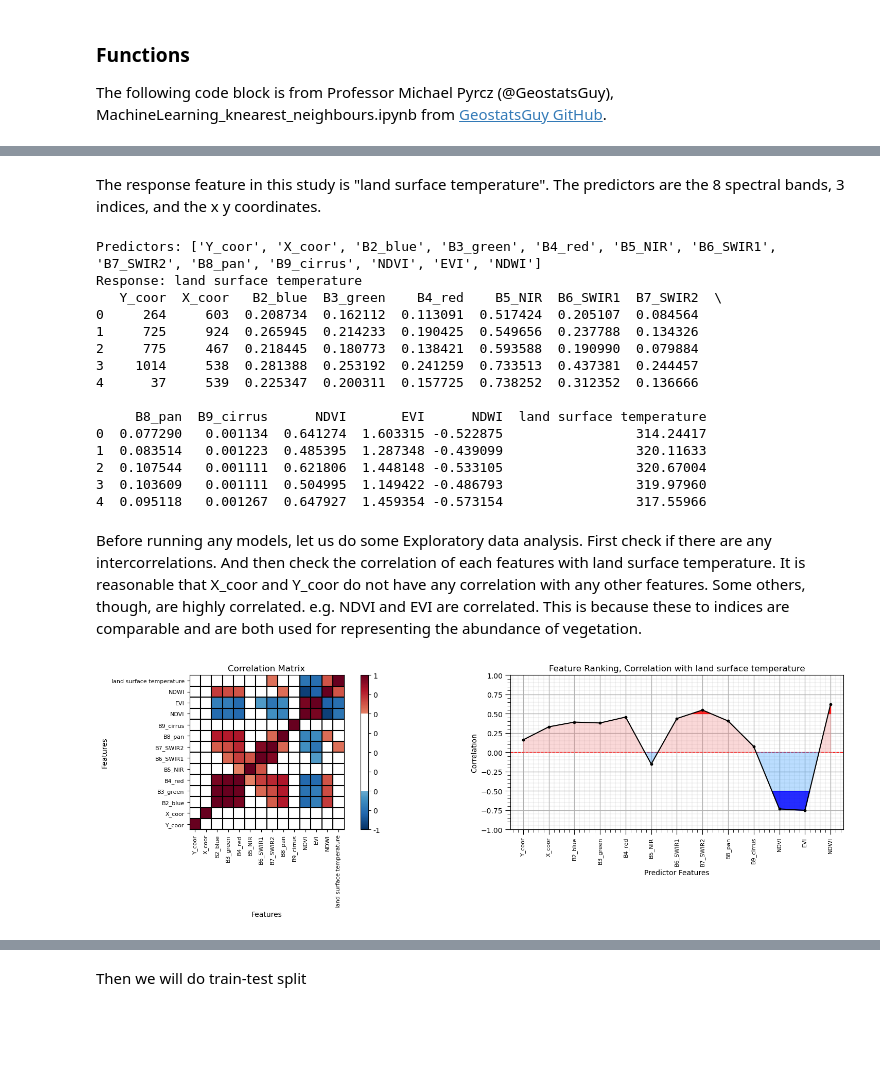
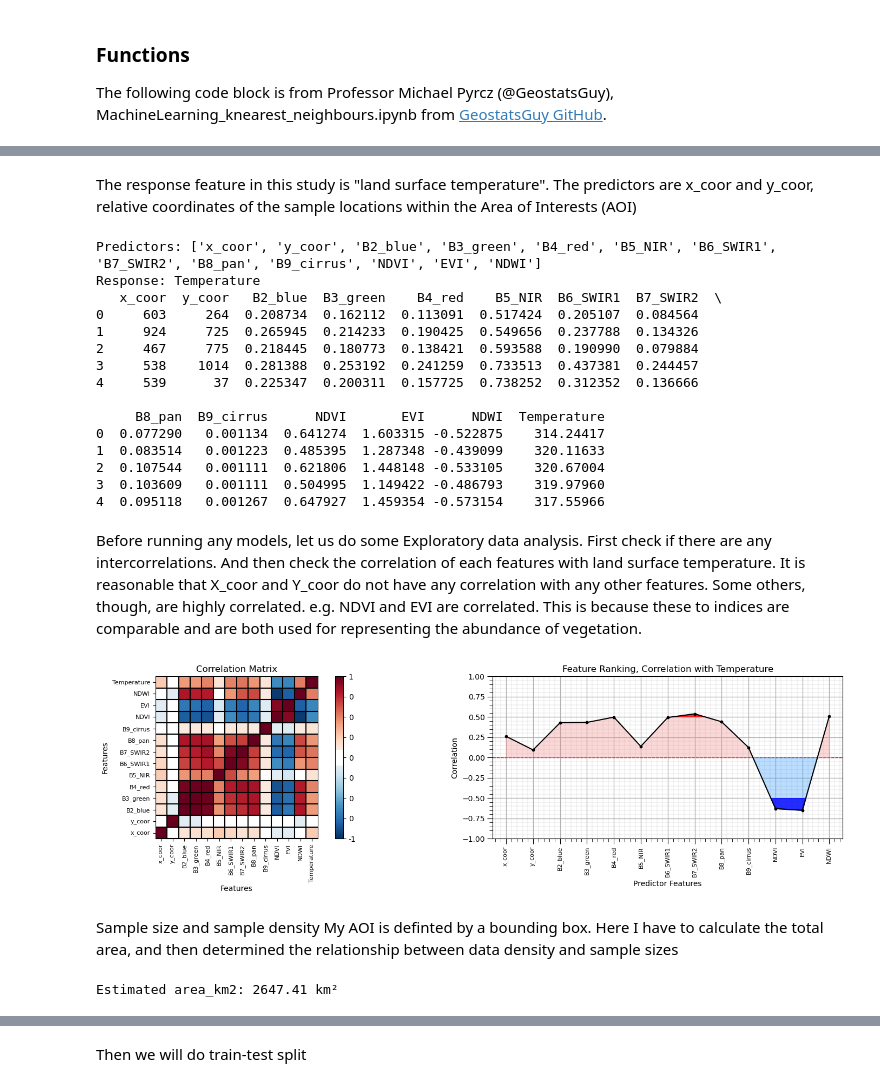
Before and after one commit to xyaoaf/PGE_383_TermProject_XihanYao, a Jupyter notebook: KNN_OptimalK_SampleDensity_Xihan_Yao.ipynb, the cells around one changed output, grey strips where cells are left out. Cells and saved outputs as stored; diff of their text form; code cells hidden in the pictures; blank space fills up the shorter version.

```diff
--- a/KNN_OptimalK_SampleDensity_Xihan_Yao.ipynb
+++ b/KNN_OptimalK_SampleDensity_Xihan_Yao.ipynb
@@ -215,4 +223,4 @@ Load data and do some column renaming
 # %%
 url = "https://raw.githubusercontent.com/xyaoaf/PGE_383_TermProject_XihanYao/main/LST_samples_with_bands_and_indices.csv"
-df = pd.read_csv(url)
-df = df.rename(columns={'row':'Y_coor', 'col':'X_coor', 'x':'source_x', 'y':'source_y'})
+df = pd.read_csv(url).rename(columns={'land surface temperature':'Temperature'})
+df.tail()
@@ -253,13 +258,13 @@ df.describe().transpose()
 # %% [markdown]
-The response feature in this study is "land surface temperature". The predictors are the 8 spectral bands, 3 indices, and the x y coordinates.
+The response feature in this study is "land surface temperature". The predictors are x_coor and y_coor, relative coordinates of the sample locations within the Area of Interests (AOI)
 # %%
-response = 'land surface temperature'   # response (y)
+response = 'Temperature'   # response (y)
 
 np.random.seed(seed=seed)               # random seed
 
 # 2. Select predictors and response
 # Drop response + source coordinate columns from predictors
-X = df.drop(columns=[response, 'source_x', 'source_y'])
+X = df.drop(columns=[response, 'x', 'y'])
 y = df[response]
 
 # Predictor and response labels
@@ -288,21 +293,21 @@ print("Predictors:", pred)
 print("Response:", response)
 print(df.head())
 # %% [output]
-Predictors: ['Y_coor', 'X_coor', 'B2_blue', 'B3_green', 'B4_red', 'B5_NIR', 'B6_SWIR1', 'B7_SWIR2', 'B8_pan', 'B9_cirrus', 'NDVI', 'EVI', 'NDWI']
-Response: land surface temperature
-   Y_coor  X_coor   B2_blue  B3_green    B4_red    B5_NIR  B6_SWIR1  B7_SWIR2  \
-0     264     603  0.208734  0.162112  0.113091  0.517424  0.205107  0.084564
-1     725     924  0.265945  0.214233  0.190425  0.549656  0.237788  0.134326
-2     775     467  0.218445  0.180773  0.138421  0.593588  0.190990  0.079884
-3    1014     538  0.281388  0.253192  0.241259  0.733513  0.437381  0.244457
-4      37     539  0.225347  0.200311  0.157725  0.738252  0.312352  0.136666
+Predictors: ['x_coor', 'y_coor', 'B2_blue', 'B3_green', 'B4_red', 'B5_NIR', 'B6_SWIR1', 'B7_SWIR2', 'B8_pan', 'B9_cirrus', 'NDVI', 'EVI', 'NDWI']
+Response: Temperature
+   x_coor  y_coor   B2_blue  B3_green    B4_red    B5_NIR  B6_SWIR1  B7_SWIR2  \
+0     603     264  0.208734  0.162112  0.113091  0.517424  0.205107  0.084564
+1     924     725  0.265945  0.214233  0.190425  0.549656  0.237788  0.134326
+2     467     775  0.218445  0.180773  0.138421  0.593588  0.190990  0.079884
+3     538    1014  0.281388  0.253192  0.241259  0.733513  0.437381  0.244457
+4     539      37  0.225347  0.200311  0.157725  0.738252  0.312352  0.136666
 
-     B8_pan  B9_cirrus      NDVI       EVI      NDWI  land surface temperature
-0  0.077290   0.001134  0.641274  1.603315 -0.522875                 314.24417
-1  0.083514   0.001223  0.485395  1.287348 -0.439099                 320.11633
-2  0.107544   0.001111  0.621806  1.448148 -0.533105                 320.67004
-3  0.103609   0.001111  0.504995  1.149422 -0.486793                 319.97960
-4  0.095118   0.001267  0.647927  1.459354 -0.573154                 317.55966
+     B8_pan  B9_cirrus      NDVI       EVI      NDWI  Temperature
+0  0.077290   0.001134  0.641274  1.603315 -0.522875    314.24417
+1  0.083514   0.001223  0.485395  1.287348 -0.439099    320.11633
+2  0.107544   0.001111  0.621806  1.448148 -0.533105    320.67004
+3  0.103609   0.001111  0.504995  1.149422 -0.486793    319.97960
+4  0.095118   0.001267  0.647927  1.459354 -0.573154    317.55966
 # %% [markdown]
 Before running any models, let us do some Exploratory data analysis. First check if there are any intercorrelations. And then check the correlation of each features with land surface temperature.
 It is reasonable that X_coor and Y_coor do not have any correlation with any other features. Some others, though, are highly correlated. e.g. NDVI and EVI are correlated. This is because these to indices are comparable and are both used for representing the abundance of vegetation.
@@ -312,32 +317,53 @@ df_corr = df[pred + resp]
 
 # Correlation matrix
 corr_matrix = df_corr.corr()
 
 # Correlation of predictors with response
 correlation = corr_matrix[response].loc[pred].values
 
 plt.figure(figsize=(16, 5))
 
 # ---- Left plot: correlation matrix ----
 plt.subplot(121)
-plot_corr(corr_matrix, 'Correlation Matrix', 1.0, 0.5)
+plot_corr(corr_matrix, 'Correlation Matrix', 1.0, 0.1)  # mask value set to 0.1
 plt.xlabel('Features')
 plt.ylabel('Features')
 plt.xticks(rotation=90, fontsize=8)
 plt.yticks(fontsize=8)
 
 # ---- Right plot: correlation ranking ----
 plt.subplot(122)
 feature_rank_plot(pred, correlation, -1.0, 1.0, 0.0,
                   'Feature Ranking, Correlation with ' + resp[0],
                   'Correlation', 0.5)
 plt.xticks(rotation=90, fontsize=8)
 plt.ylabel("Correlation")
 
 # Adjust layout
 plt.subplots_adjust(left=0.05, bottom=0.25, right=0.98, top=0.85,
                     wspace=0.3, hspace=0.3)
 
 plt.show()
 # %% [output]
-[figure, old version]
+[figure, new version]
+# %% [markdown]
+Sample size and sample density
+My AOI is definted by a bounding box. Here I have to calculate the total area, and then determined the relationship between data density and sample sizes
+# %%
+# Estimating the AOI area:
+aoi = [-98.05, 30.10, -97.50, 30.55]
+min_lon, min_lat, max_lon, max_lat = aoi
+dlat = max_lat - min_lat   # 0.45°
+dlon = max_lon - min_lon   # 0.55°
+
+lat_mid = (min_lat + max_lat) / 2
+km_per_deg_lat = 111.32
+km_per_deg_lon = 111.32 * math.cos(math.radians(lat_mid))
+
+height_km = dlat * km_per_deg_lat
+width_km = dlon * km_per_deg_lon
+
+area_km2 = height_km * width_km
+print(f"Estimated area_km2: {area_km2:.2f} km²")
+# %% [output]
+Estimated area_km2: 2647.41 km²
```
Also changed, not shown: parts of 65 cells of this notebook, 4 other files.
